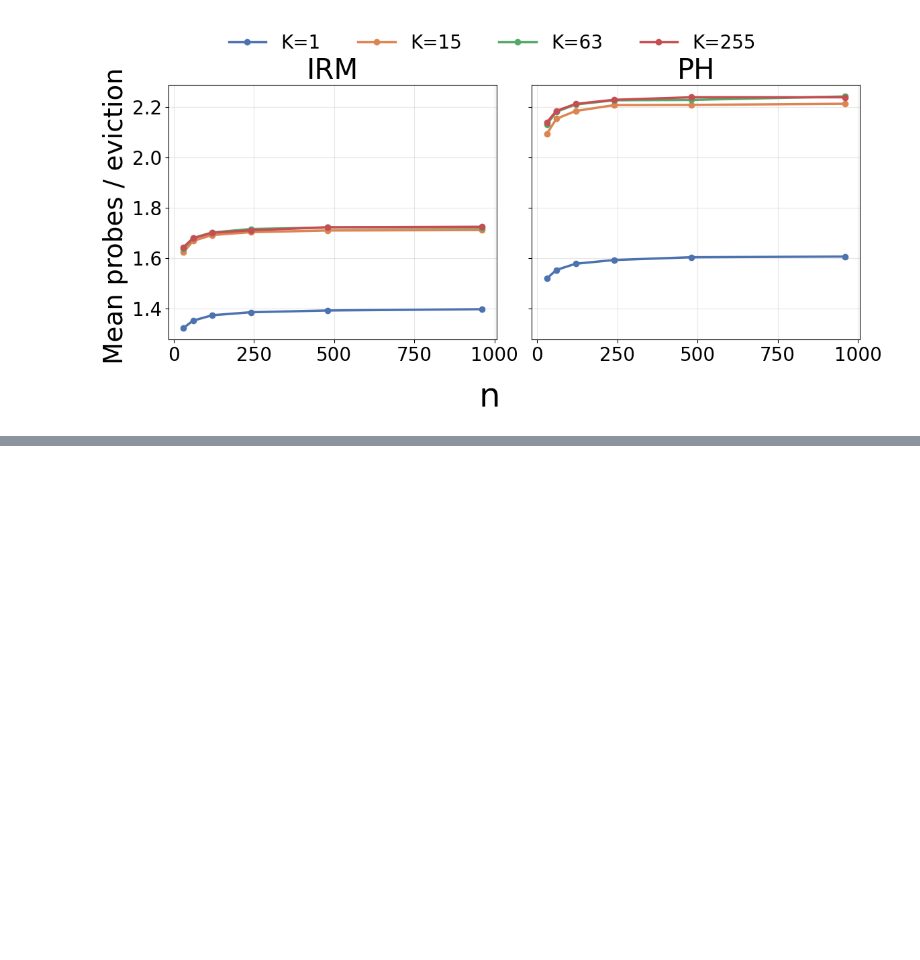
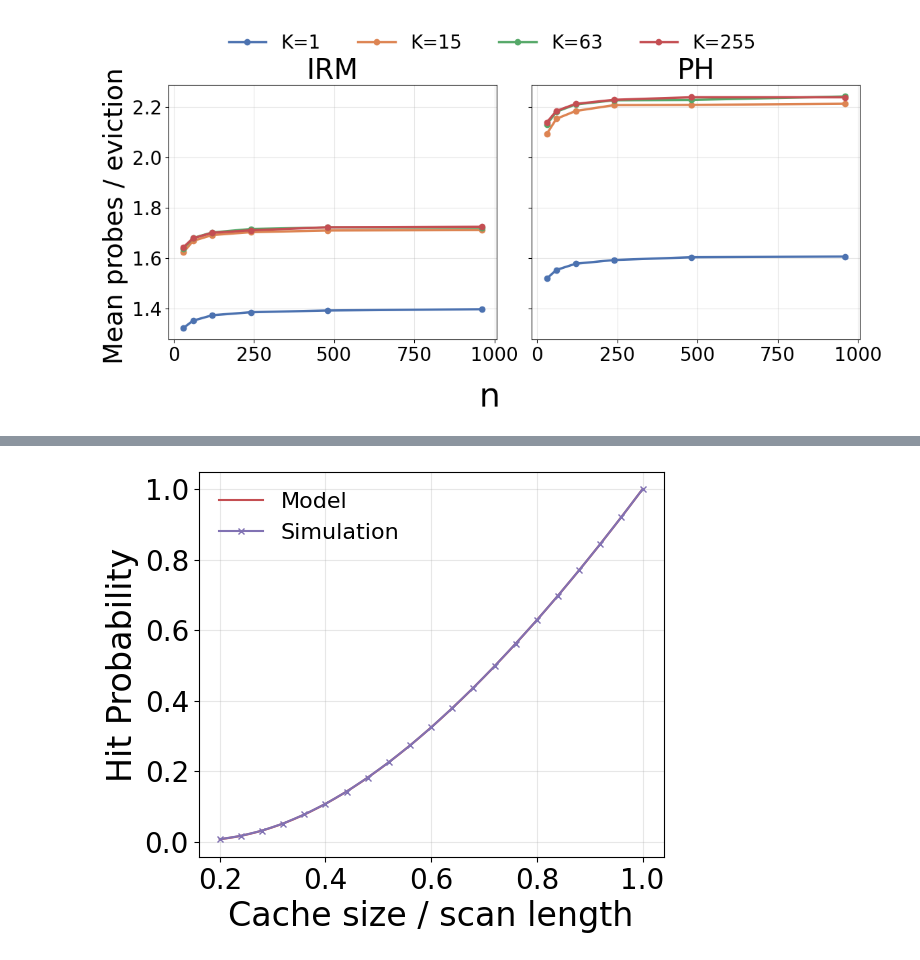
Before and after one commit to Effygal/cache-modeling, a Jupyter notebook: ran-clock-sieve.ipynb, the cells around one changed output, grey strips where cells are left out. Drawn from its saved outputs; the diff is of its cells as text; code cells hidden in the pictures; blank space fills up the shorter version.

Commit message:
add ranclock sec.7 model/sim

```diff
--- a/ran-clock-sieve.ipynb
+++ b/ran-clock-sieve.ipynb
@@ -1742,0 +1752,80 @@ plt.show()
+# %%
+from scipy.special import lambertw
+
+def sim_random_scan():
+    rng = np.random.default_rng(1)
+
+    s = 5000
+    warmup_reps = 200
+    meas_reps = 1000
+
+    Cvals = np.arange(1000, 5001, 200, dtype=np.int32)
+    hitrate = np.zeros(Cvals.shape, dtype=float)
+
+    for t, C in enumerate(Cvals):
+
+        cache_slots = np.zeros(C, dtype=np.int32)
+        pos = np.full(s + 1, -1, dtype=np.int32)
+        fill = 0
+
+        for _ in range(warmup_reps):
+            for item in range(1, s + 1):
+                if pos[item] == -1:
+                    if fill < C:
+                        cache_slots[fill] = item
+                        pos[item] = fill
+                        fill += 1
+                    else:
+                        victim_slot = rng.integers(C)
+                        victim_item = cache_slots[victim_slot]
+                        pos[victim_item] = -1
+                        cache_slots[victim_slot] = item
+                        pos[item] = victim_slot
+
+        hits = 0
+        total = s * meas_reps
+
+        for _ in range(meas_reps):
+            for item in range(1, s + 1):
+                if pos[item] != -1:
+                    hits += 1
+                else:
+                    if fill < C:
+                        cache_slots[fill] = item
+                        pos[item] = fill
+                        fill += 1
+                    else:
+                        victim_slot = rng.integers(C)
+                        victim_item = cache_slots[victim_slot]
+                        pos[victim_item] = -1
+                        cache_slots[victim_slot] = item
+                        pos[item] = victim_slot
+
+        hitrate[t] = hits / total
+
+    return Cvals, hitrate
+
+plt.figure(figsize=(6,5))
+ax = plt.gca()
+ax.tick_params(axis='both', labelsize=20)
+plt.grid(True, alpha=0.3)
+
+# model
+b = np.linspace(1.0001, 5, 1000)
+x = 1 + lambertw(-b * np.exp(-b), k=0) / b
+x = np.real(x)
+
+# sim
+Cvals, hitrate = sim_random_scan()
+sim_ratio = Cvals / 5000
+
+plt.plot(1 / b, 1 - x, color=palette[3], linewidth=1.5, label='Model')
+plt.plot(sim_ratio, hitrate, marker='x', markersize=5, linewidth=1.5, color=palette[4], label='Simulation')
+plt.grid(True)
+plt.xlabel("Cache size / scan length", fontsize=24)
+plt.ylabel("Hit Probability", fontsize=24)
+plt.legend(fontsize=16, frameon=False)
+plt.savefig("figures/rc_heuristic.pdf", bbox_inches='tight', format='pdf')
+plt.show()
+# %% [output]
+[figure, added]
```
Also changed, not shown: parts of 2 cells of this notebook.
